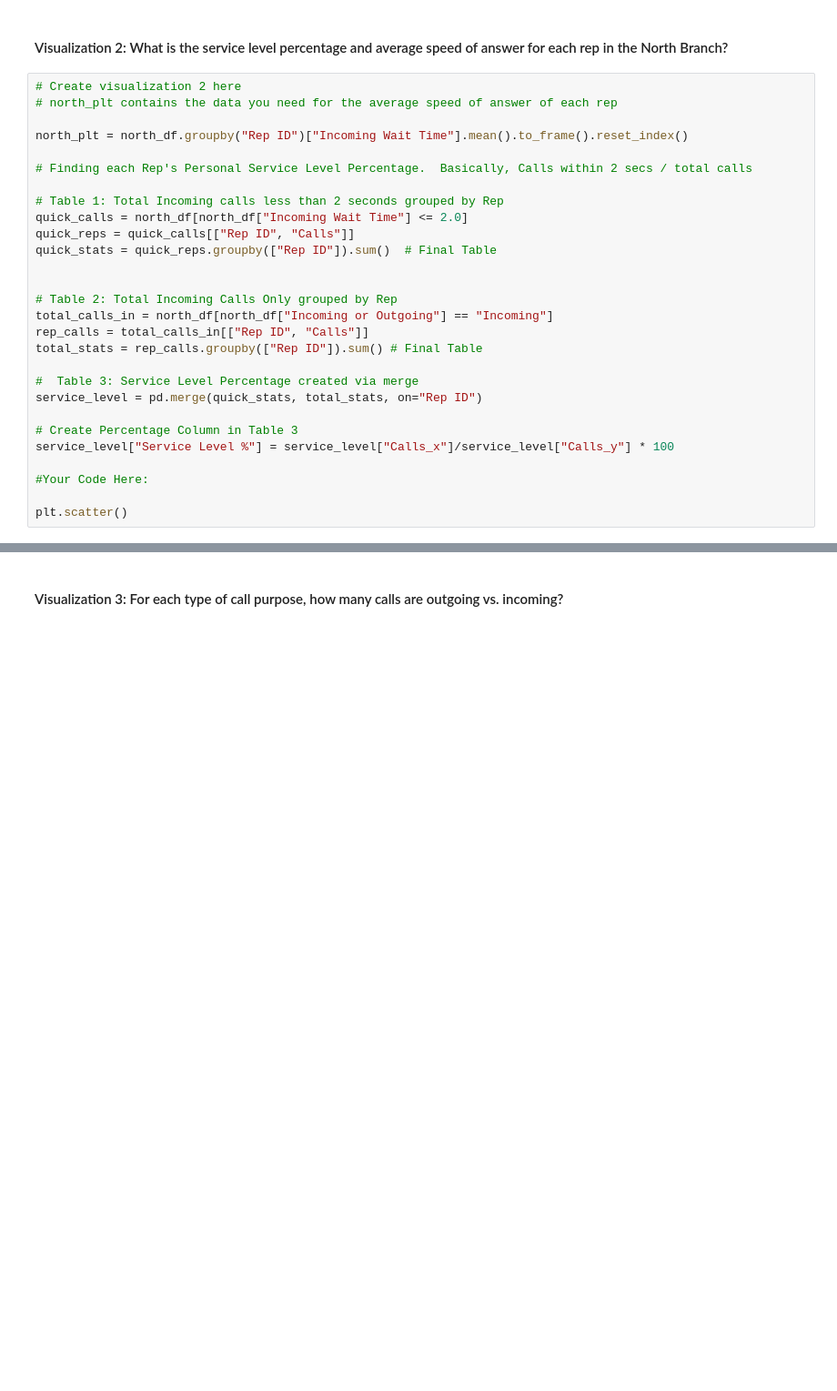
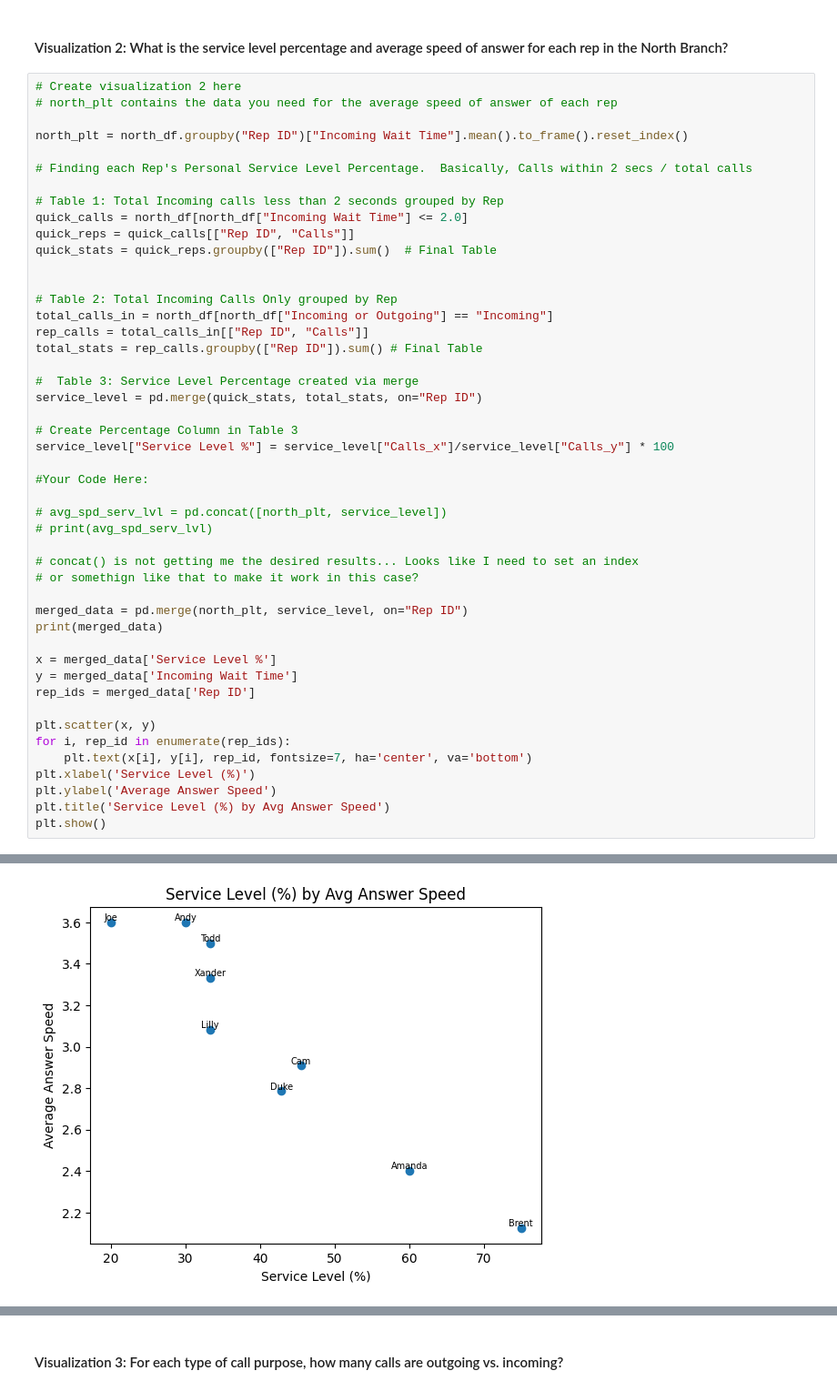
Before and after one commit to bradleytkay/call-center-cleanup-assignment, a Jupyter notebook: Call_Center_Cleanup.ipynb, the cells around one changed output, grey strips where cells are left out. Shown at 91% size. Drawn from its saved outputs; the diff is of its cells as text; blank space fills up the shorter version.

```diff
--- a/Call_Center_Cleanup.ipynb
+++ b/Call_Center_Cleanup.ipynb
@@ -591,4 +606,24 @@ service_level["Service Level %"] = service_level["Calls_x"]/service_level["Calls
 
 #Your Code Here:
 
-plt.scatter()
+# avg_spd_serv_lvl = pd.concat([north_plt, service_level])
+# print(avg_spd_serv_lvl)
+
+# concat() is not getting me the desired results... Looks like I need to set an index
+# or somethign like that to make it work in this case?
+
+merged_data = pd.merge(north_plt, service_level, on="Rep ID")
+print(merged_data)
+
+x = merged_data['Service Level %']
+y = merged_data['Incoming Wait Time']
+rep_ids = merged_data['Rep ID']
+
+plt.scatter(x, y)
+for i, rep_id in enumerate(rep_ids):
+    plt.text(x[i], y[i], rep_id, fontsize=7, ha='center', va='bottom')
+plt.xlabel('Service Level (%)')
+plt.ylabel('Average Answer Speed')
+plt.title('Service Level (%) by Avg Answer Speed')
+plt.show()
+# %% [output]
@@ -595,3 +640,4 @@ plt.scatter()
+[figure, added]
 # %% [markdown]
 ##### Record your answer below:
 
```
Also changed, not shown: parts of 11 cells of this notebook.
